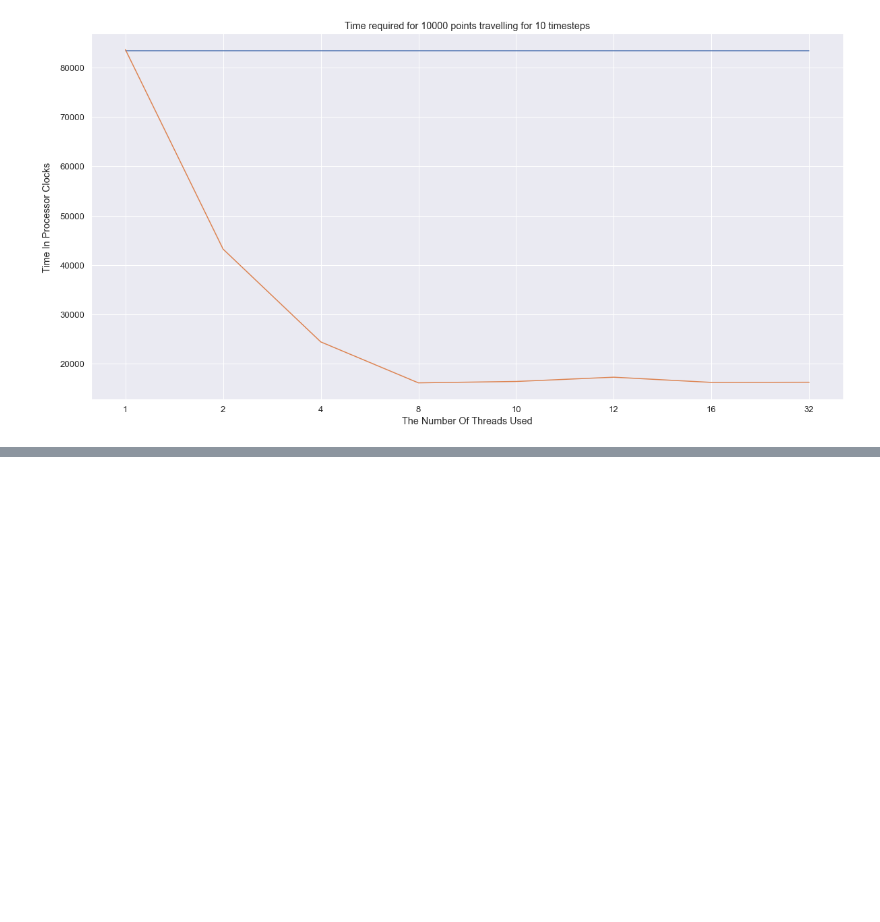
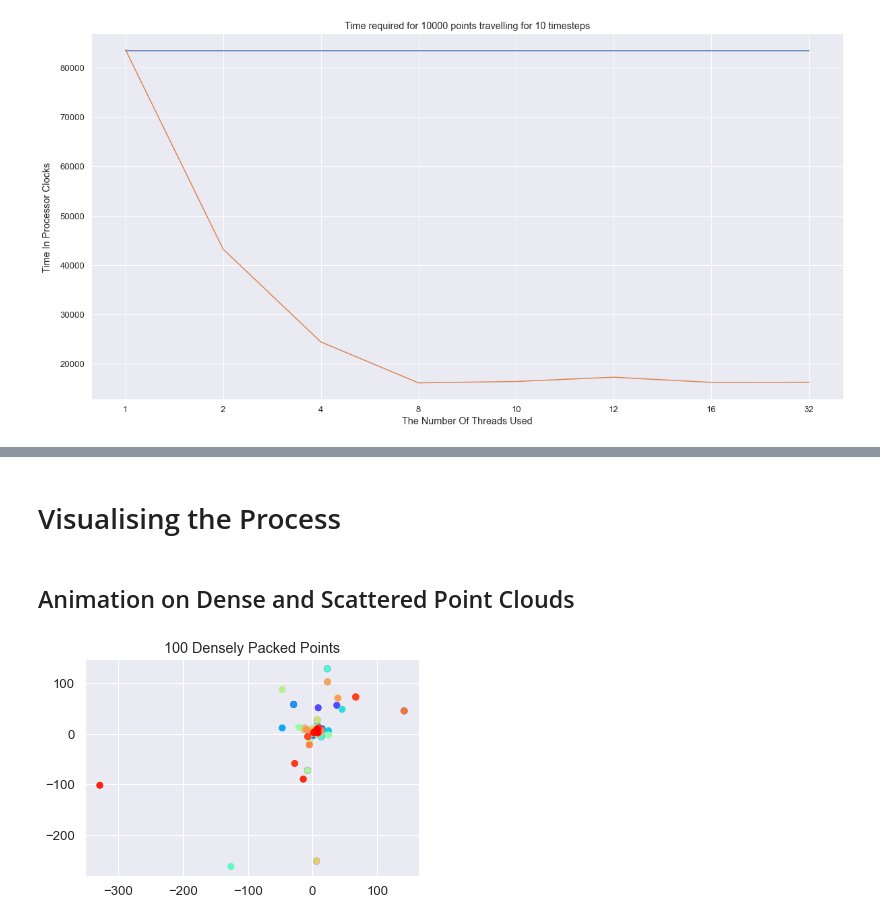
Before and after one commit to Raincwail/Differential-Equations-Solver, a Jupyter notebook: comparison.ipynb, the cells around one changed output, grey strips where cells are left out. Saved outputs shown, nothing was run; the diff lists cells and outputs as text; code cells hidden in the pictures; blank space fills up the shorter version.

Commit message:
Add Result Evaluation and Visualisation - Add Speed-Up and Effeciency Calculation - Add Point Movement Visualisation - Fix Output Bug (Multilple Prints) - Clean up Comparisons

```diff
--- a/comparison.ipynb
+++ b/comparison.ipynb
@@ -93,0 +194,49 @@ Points10000.printComparison()
+# %% [markdown]
+# Visualising the Process
+# %%
+class PointAnimation:
+    def __init__(self, input_file, output_file, title, frame_skip = 10):
+        self.input_file = input_file
+        self.output_file = output_file
+        self.frame_skip = frame_skip
+
+        self.fig, self.ax = plt.subplots()
+        self.ax.set_title(title)
+
+        self.camera = Camera(self.fig)
+        self.timesteps = list()
+
+    def animate(self):
+        with open(self.input_file, 'r') as infile:
+            data = infile.read().split('\n')
+
+        i = -1
+        for line in data[1:]:
+            if line.startswith("Body"):
+                parts = line.split()
+                body_num = int(parts[1])
+                x, y, _, _ = map(float, parts[3:])
+                if body_num == 1:
+                    self.timesteps.append({'x': [], 'y': []})
+                    i += 1
+                self.timesteps[i]['x'].append(x)
+                self.timesteps[i]['y'].append(y)
+
+
+        colors = cm.rainbow(np.linspace(0, 1, len(self.timesteps[0]['x'])))
+        frames = i
+
+        for j in range(0, frames, self.frame_skip):
+            self.ax.scatter(self.timesteps[j]['x'], self.timesteps[j]['y'], c = colors)
+            self.camera.snap()
+
+        animation = self.camera.animate(interval=200)
+        animation.save(self.output_file, writer='pillow')
+# %% [markdown]
+## Animation on Dense and Scattered Point Clouds
+# %%
+# Using 100 Points in between 0 and 10 moving for 50000 steps. Just Generate them through Input Gen and run through Parallel Ver, put the output into /animations.
+animator_dense = PointAnimation("animations/Dense_100_Points", "animations/Dense_animation.gif", "100 Densely Packed Points", 1000)
+animator_dense.animate()
+# %% [output]
+[figure, added]
```
Also changed, not shown: parts of 13 cells of this notebook, 8 other files.
